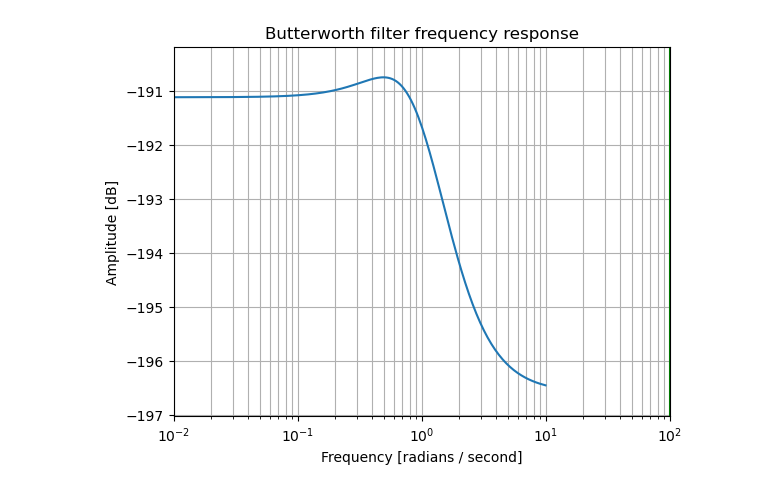
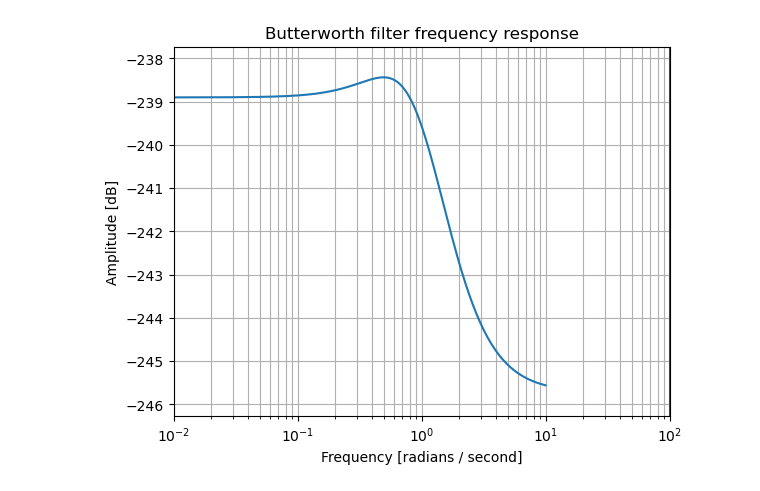
Before and after one commit to JTushar2019/tusharsingh, a Jupyter notebook: code_base/Speech_imagery_Jerin/Rough.ipynb, the cells around one changed output. Cells and saved outputs as stored; diff of their text form; code cells hidden in the pictures.

```diff
--- a/code_base/Speech_imagery_Jerin/Rough.ipynb
+++ b/code_base/Speech_imagery_Jerin/Rough.ipynb
@@ -5,13 +6,13 @@ import matplotlib.pyplot as plt
 # %%
-b, a = signal.butter(8, [8,13], 'bandpass', fs = 256)
+b, a = signal.butter(10, [8,13], 'bandpass', fs = 256)
 w, h = signal.freqs(b, a)
 plt.semilogx(w, 20 * np.log10(abs(h)))
 plt.title('Butterworth filter frequency response')
 plt.xlabel('Frequency [radians / second]')
 plt.ylabel('Amplitude [dB]')
 plt.margins(0, 0.1)
 plt.grid(which='both', axis='both')
 plt.axvline(100, color='green') # cutoff frequency
 plt.show()
 # %% [output]
-[figure, old version]
+[figure, new version]
```
Also changed, not shown: parts of 2 cells of this notebook, 15 other files.
